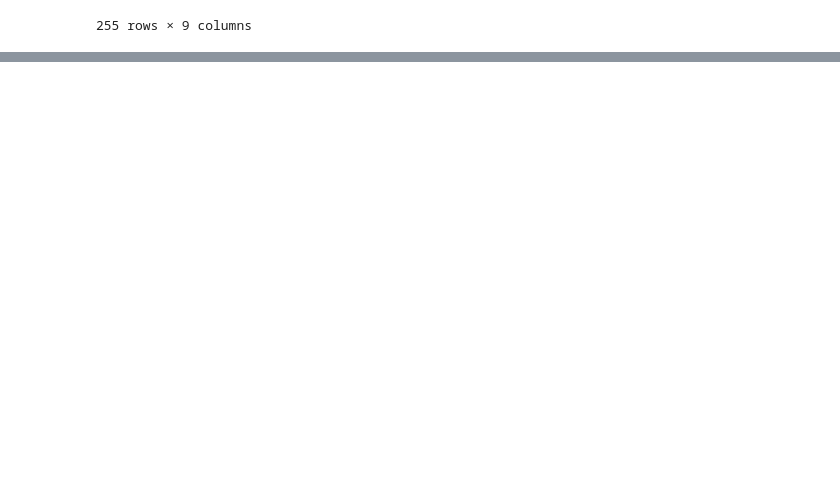
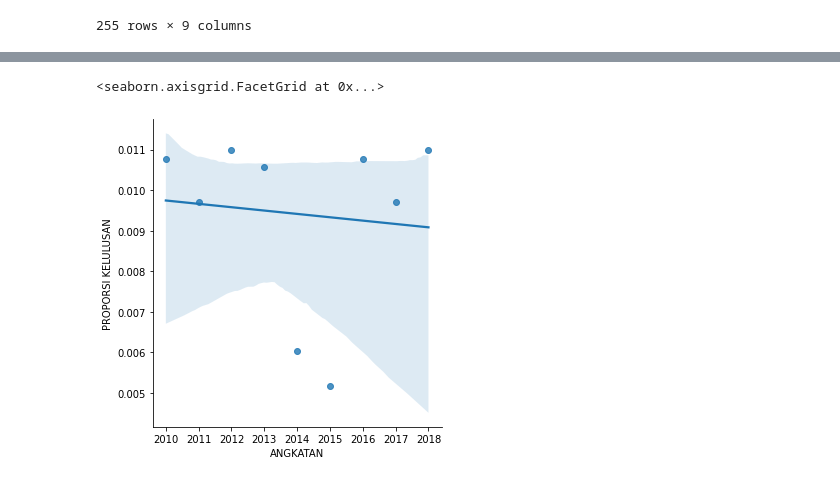
Before and after one commit to FelixFern/ISFEST-ODE, a Jupyter notebook: ISFEST copy.ipynb, the cells around one changed output, grey strips where cells are left out. Drawn from its saved outputs; the diff is of its cells as text; code cells hidden in the pictures; blank space fills up the shorter version.

```diff
--- a/ISFEST copy.ipynb
+++ b/ISFEST copy.ipynb
@@ -978,3 +972,7 @@ df7.loc[df7["HASIL"] == "Tidak Lulus"]
 | 429 | 00000033708 | 2018 | 40 | D | 114.3 | 0.5 | 2.857500 | 1.0 | ... |
 | 430 | 00000033849 | 2018 | 40 | EEEEEEDEE | 33.0 | 0.5 | 0.825000 | 9.0 | ... |
 255 rows × 9 columns
+# %%
+df8 = df7.groupby('ANGKATAN')['HASIL'].count().reset_index()
+df8.rename(columns={'HASIL': 'JUMLAH KELULUSAN'}, inplace=True)
+df8
@@ -980,0 +984,9 @@ df7.loc[df7["HASIL"] == "Tidak Lulus"]
+# %%
+df8 = df8.merge(df1.groupby('ANGKATAN')['NIM'].count().reset_index(), how='left', on='ANGKATAN')
+df8.rename(columns={'NIM':'JUMLAH MAHASISWA'}, inplace=True)
+df8['PROPORSI KELULUSAN'] = 1
+
+for i in range(len(df8)):
+    df8.loc[i, 'PROPORSI KELULUSAN'] = df5.loc[i, 'JUMLAH KELULUSAN'] / df5.loc[i, 'JUMLAH MAHASISWA']
+
+df8
@@ -980,0 +1015,2 @@ df7.loc[df7["HASIL"] == "Tidak Lulus"]
+# %%
+df8 = pd.concat([df5, df8])
@@ -980,0 +1030,6 @@ df7.loc[df7["HASIL"] == "Tidak Lulus"]
+# %%
+# plot tren kelulusan mahasiswa
+sns.lmplot(data=df8, x='ANGKATAN', y='PROPORSI KELULUSAN')
+# %% [output]
+<seaborn.axisgrid.FacetGrid at 0x...>
+[figure, added]
```
Also changed, not shown: parts of 11 cells of this notebook.
